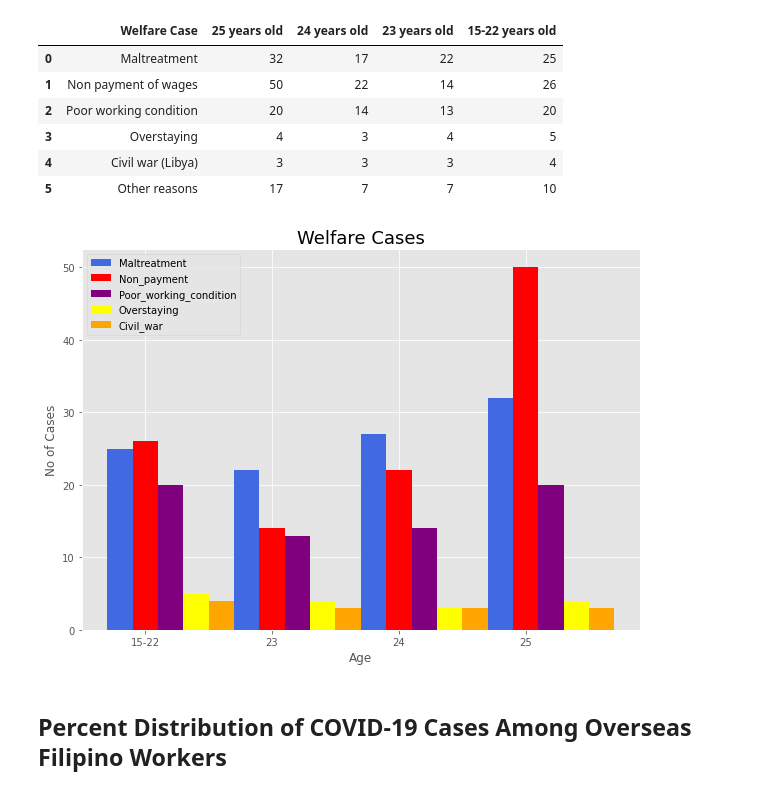
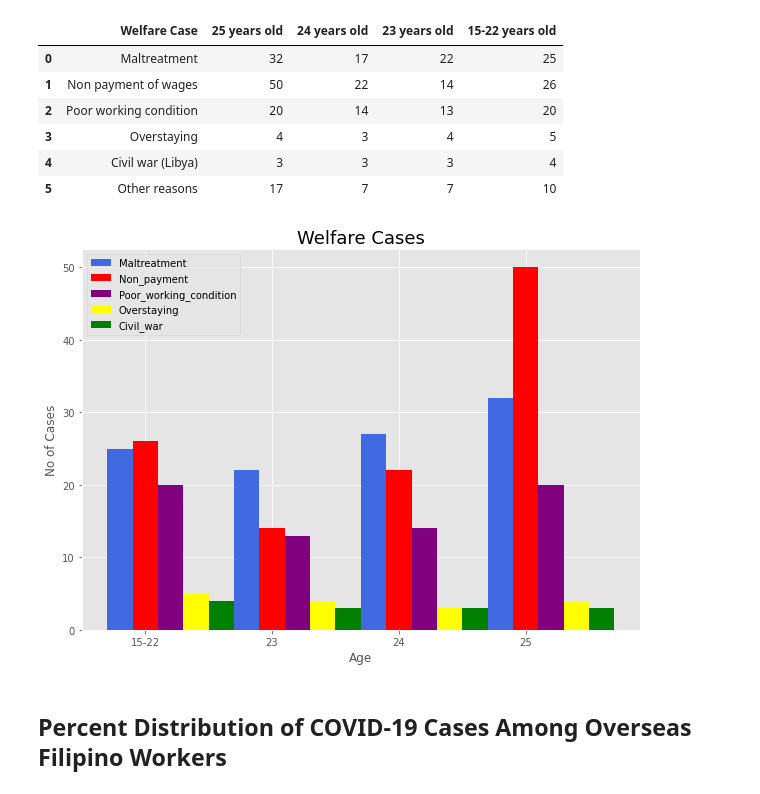
Before and after one commit to apriljoyagquiz/IT3205-TeamAbracaData, a Jupyter notebook: OFW_Visualization.ipynb, the cells around one changed output. Saved outputs shown, nothing was run; the diff lists cells and outputs as text; code cells hidden in the pictures.

```diff
--- a/OFW_Visualization.ipynb
+++ b/OFW_Visualization.ipynb
@@ -312,21 +312,21 @@ Civil_war = (3, 3, 3, 4)
 # %%
 style.use('ggplot')
 plt.figure(figsize=(10,7))
 barWidth = 0.2
 xpos = np.array([25, 24, 23, 22])
 plt.bar(xpos, maltreatment, color='royalblue', width =barWidth, label='Maltreatment')
 plt.bar(xpos+0.2, Nonpayment_of_wages, color='red', width =barWidth, label='Non_payment')
 plt.bar(xpos+0.4, poor_working_condition, color='purple', width =barWidth, label='Poor_working_condition')
 plt.bar(xpos+0.6, overstaying, color='yellow', width =barWidth, label='Overstaying')
-plt.bar(xpos+0.8, Civil_war, color='orange', width =barWidth, label='Civil_war')
+plt.bar(xpos+0.8, Civil_war, color='green', width =barWidth, label='Civil_war')
 plt.xticks(xpos + 0.2, ((('25','24', '23', '15-22'))))
 plt.xlabel("Age")
 plt.ylabel("No of Cases")
 plt.title('Welfare Cases', fontdict={'fontname': 'Comic Sans MS', 'fontsize': 18})
 plt.legend()
 plt.show()
 # %% [output]
-[figure, old version]
+[figure, new version]
 # %% [markdown]
 ## **Percent Distribution of COVID-19 Cases Among Overseas Filipino Workers**
 # %% [markdown]
```
